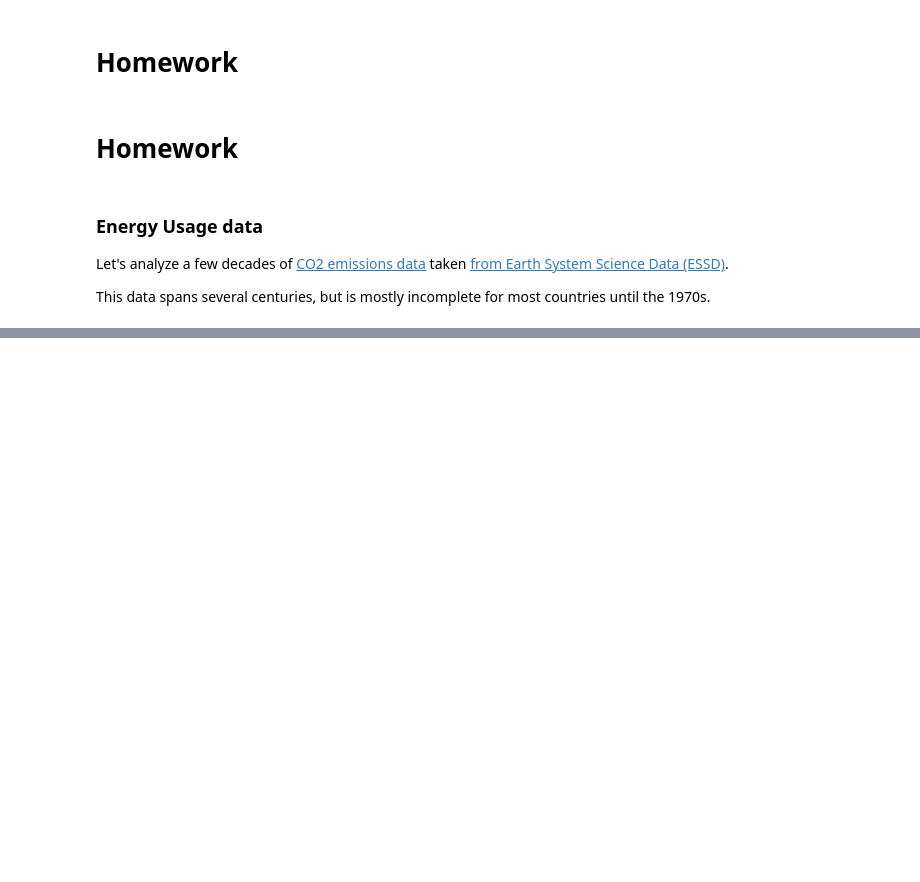
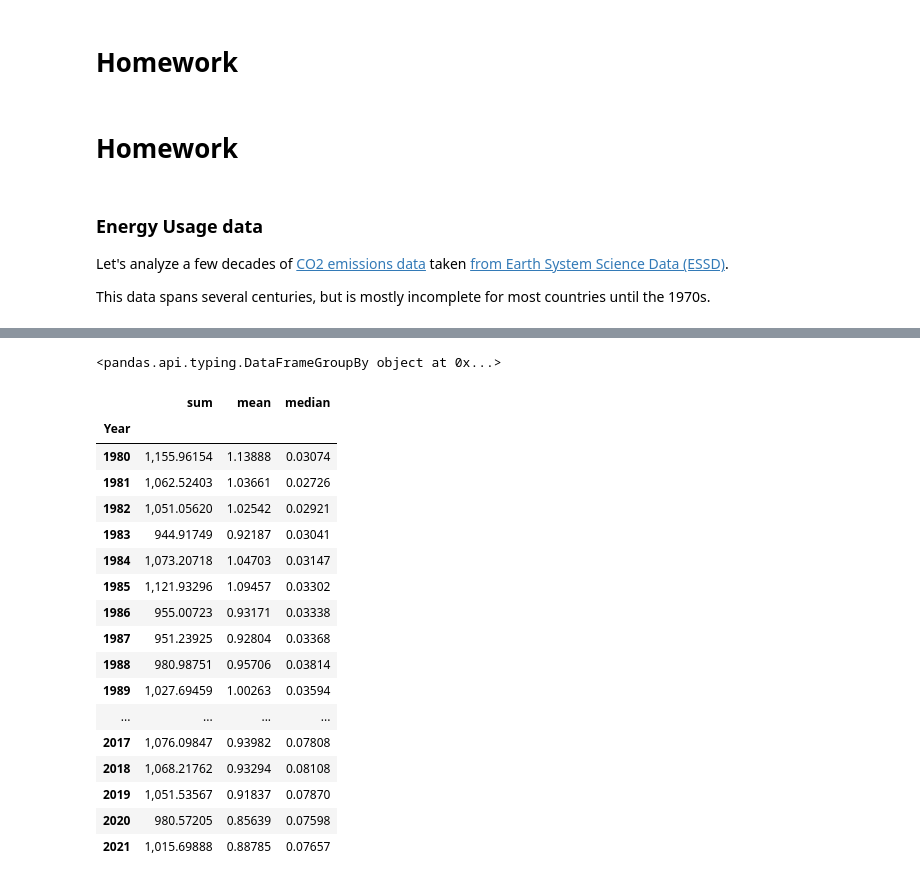
Before and after one commit to lauraplive/wk-9-agg, a Jupyter notebook: wk9-agg-disagg-Pellicer.ipynb, the cells around one changed output, grey strips where cells are left out. Drawn from its saved outputs; the diff is of its cells as text; code cells hidden in the pictures; blank space fills up the shorter version.

```diff
--- a/wk9-agg-disagg-BLANK.ipynb
+++ b/wk9-agg-disagg-Pellicer.ipynb
@@ -553,0 +754,3 @@ Of the **Six questions**:
+# %%
+df_1980_clean = df_1980.dropna(subset=['emissions'])
+df_1980_clean
@@ -553,0 +771,31 @@ Of the **Six questions**:
+# %%
+## Q3: Get the total emissions amt grouped by type
+df_1980_clean_fuel = df_1980_clean.groupby("fuel")
+df_1980_clean_fuel
+# %% [output]
+<pandas.api.typing.DataFrameGroupBy object at 0x...>
+# %%
+pd.options.display.float_format = '{:,.5f}'.format
+
+df_1980_clean.groupby("Year")["emissions"].agg(["sum", "mean", "median"])
+
+##OK you just grouped it by year, and not by type YET
+# %% [output]
+|  | sum | mean | median |
+| Year |  |  |  |
+| 1980 | 1,155.96154 | 1.13888 | 0.03074 |
+| 1981 | 1,062.52403 | 1.03661 | 0.02726 |
+| 1982 | 1,051.05620 | 1.02542 | 0.02921 |
+| 1983 | 944.91749 | 0.92187 | 0.03041 |
+| 1984 | 1,073.20718 | 1.04703 | 0.03147 |
+| 1985 | 1,121.93296 | 1.09457 | 0.03302 |
+| 1986 | 955.00723 | 0.93171 | 0.03338 |
+| 1987 | 951.23925 | 0.92804 | 0.03368 |
+| 1988 | 980.98751 | 0.95706 | 0.03814 |
+| 1989 | 1,027.69459 | 1.00263 | 0.03594 |
+| ... | ... | ... | ... |
+| 2017 | 1,076.09847 | 0.93982 | 0.07808 |
+| 2018 | 1,068.21762 | 0.93294 | 0.08108 |
+| 2019 | 1,051.53567 | 0.91837 | 0.07870 |
+| 2020 | 980.57205 | 0.85639 | 0.07598 |
+| 2021 | 1,015.69888 | 0.88785 | 0.07657 |
```
Also changed, not shown: parts of 35 cells of this notebook.
